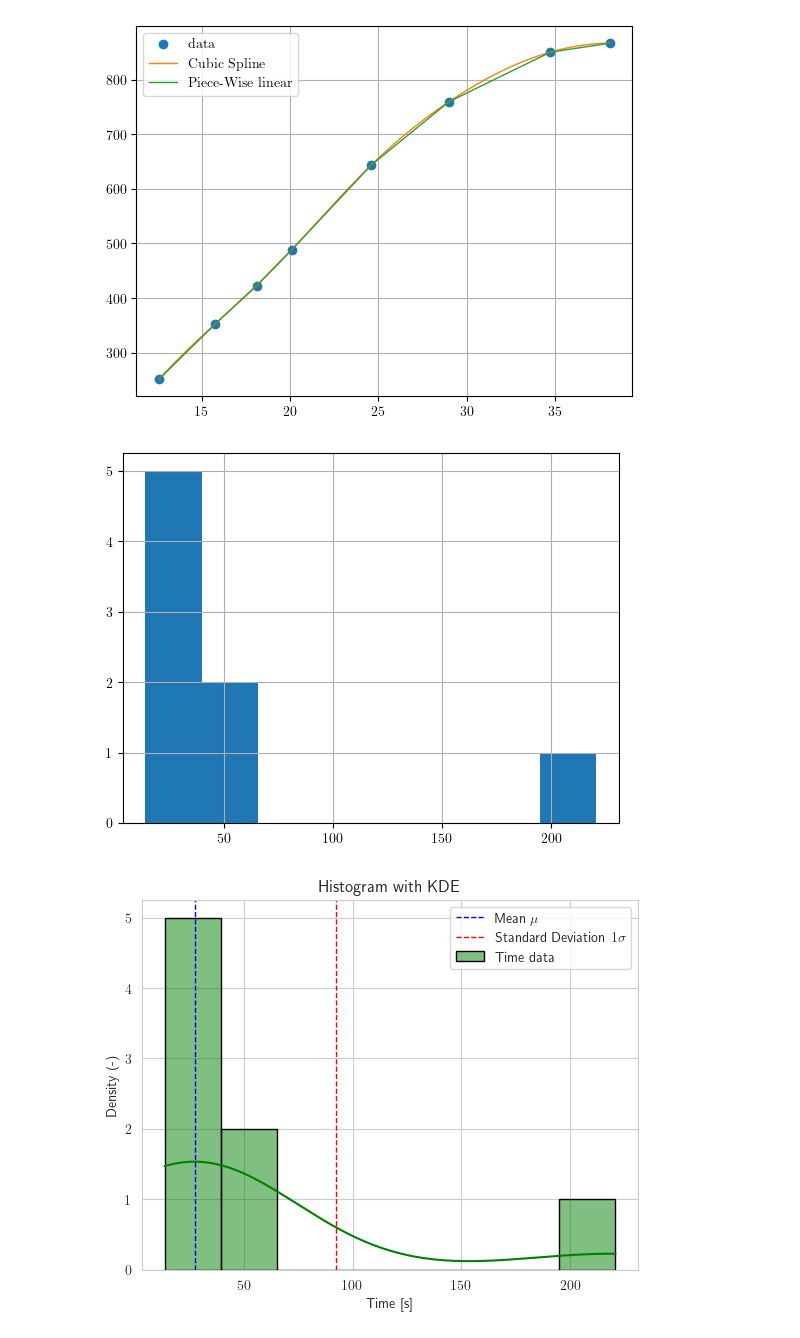
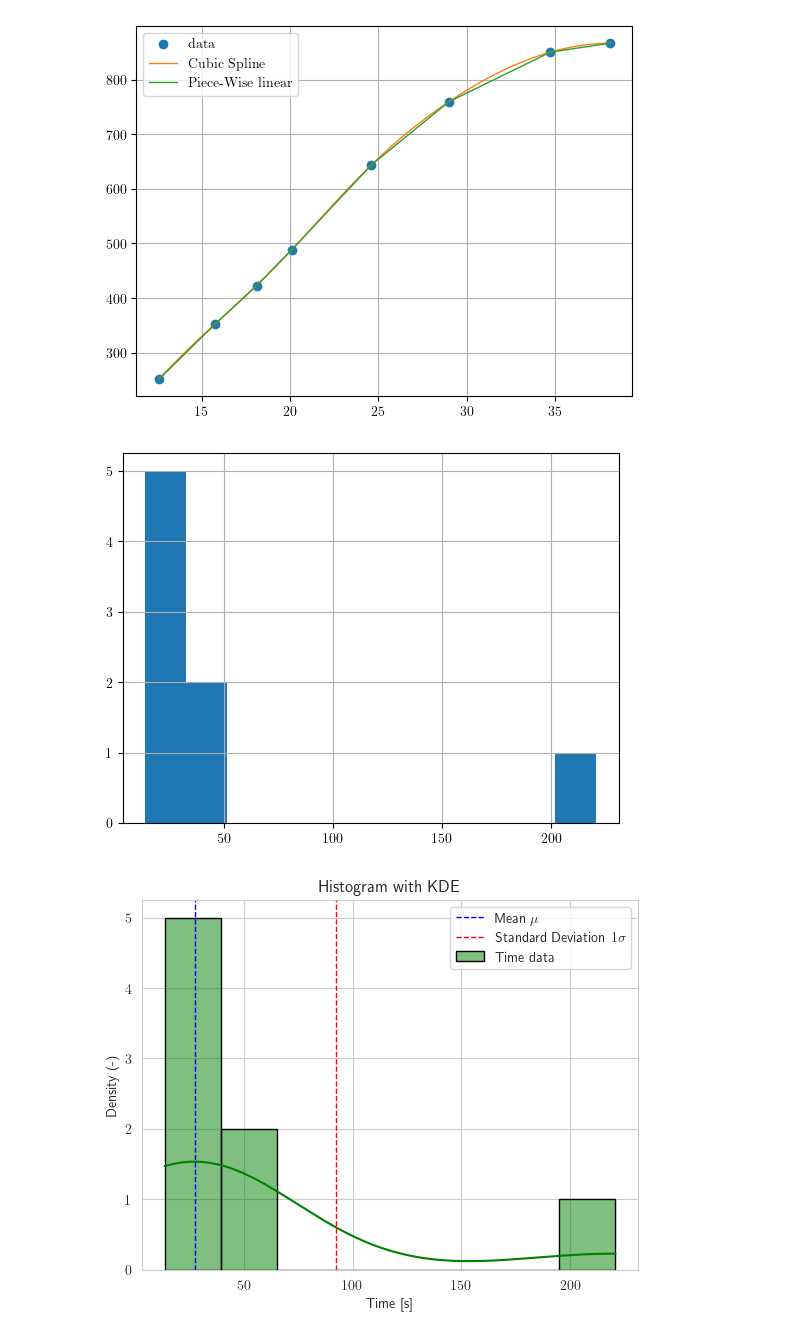
Before and after one commit to 96mat/ENRK, a Jupyter notebook: Report.ipynb, the cells around one changed output. Drawn from its saved outputs; the diff is of its cells as text; code cells hidden in the pictures.

```diff
--- a/Report.ipynb
+++ b/Report.ipynb
@@ -211,10 +211,10 @@ plt.grid()
 [figure]
 # %%
 import seaborn as sns
-plt.hist(dfg.iloc[:,6], bins=8)
+plt.hist(dfg.iloc[:,6], bins=11)
 plt.grid()
 # %% [output]
-[figure, old version]
+[figure, new version]
 # %%
 data = dfg.iloc[:, 6]
 sns.set_style("whitegrid")
```
Also changed, not shown: parts of 18 cells of this notebook.
